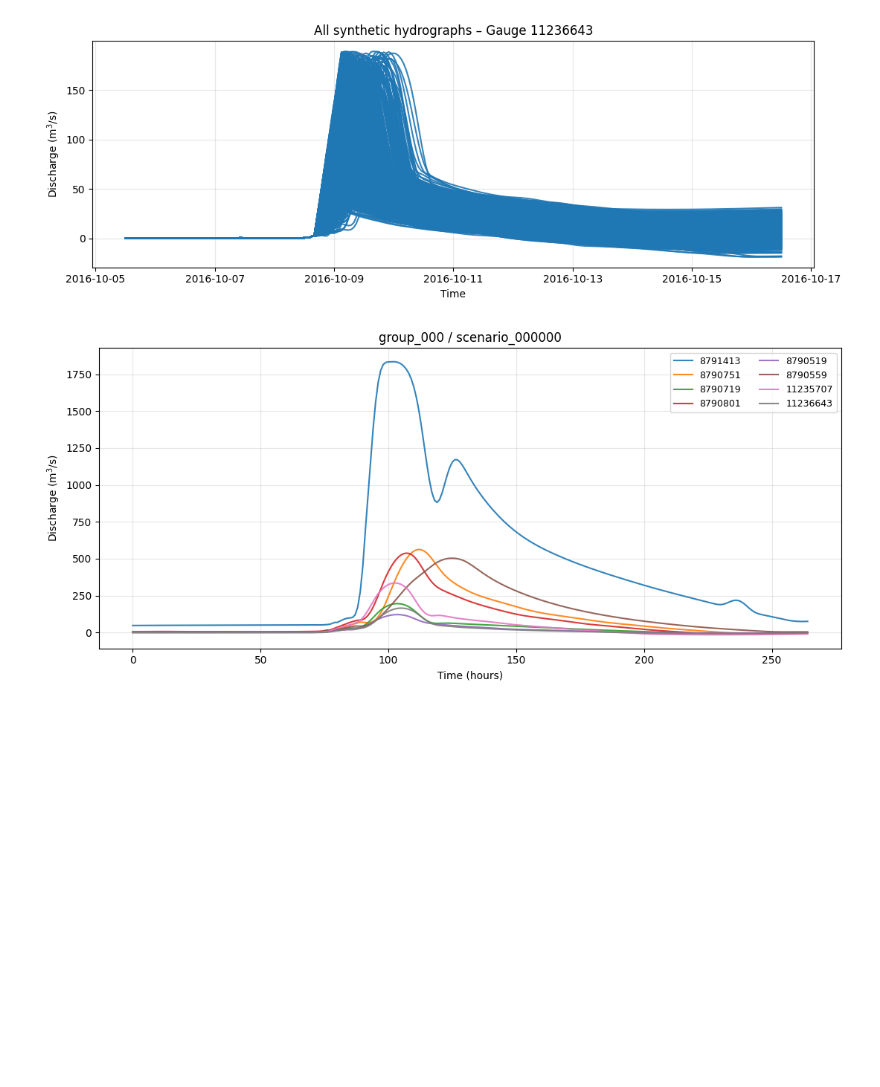
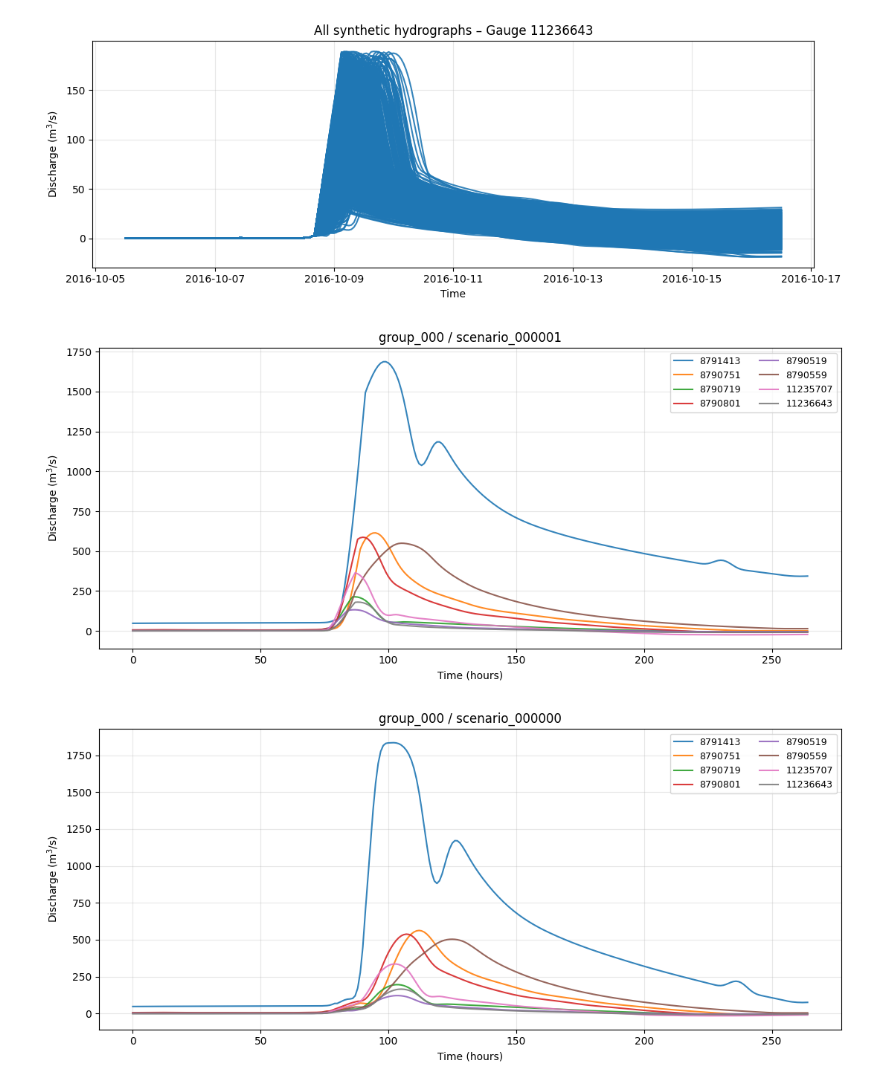
Before and after one commit to AMBehroozi/Flood_Neural_operator, a Jupyter notebook: prepare_senarios.ipynb, the cells around one changed output. Saved outputs shown, nothing was run; the diff lists cells and outputs as text; code cells hidden in the pictures; blank space fills up the shorter version.

```diff
--- a/prepare_senarios.ipynb
+++ b/prepare_senarios.ipynb
@@ -1384,4 +1384,28 @@ plot_all_samples_per_gauge(
 [figure]
 [figure]
 [figure]
+# %%
+station_ids = [
+    8791413, 8790751, 8790719, 8790801,
+    8790519, 8790559, 11235707, 11236643
+]
+
+base_dir = "scenario_groups"
+group_id = 0        # group_000
+scenario_idx = 1    # scenario_000008 INSIDE group_000
+
+data, scen_name = load_one_scenario_tms(
+    base_dir,
+    group_id,
+    scenario_idx,
+    station_ids
+)
+
+plot_scenario_hgs(
+    data,
+    title=f"group_{group_id:03d} / {scen_name}",
+    time_unit="hours"
+)
+# %% [output]
+[figure, added]
 # %%
```
Also changed, not shown: parts of 2 cells of this notebook, 2 other files.
